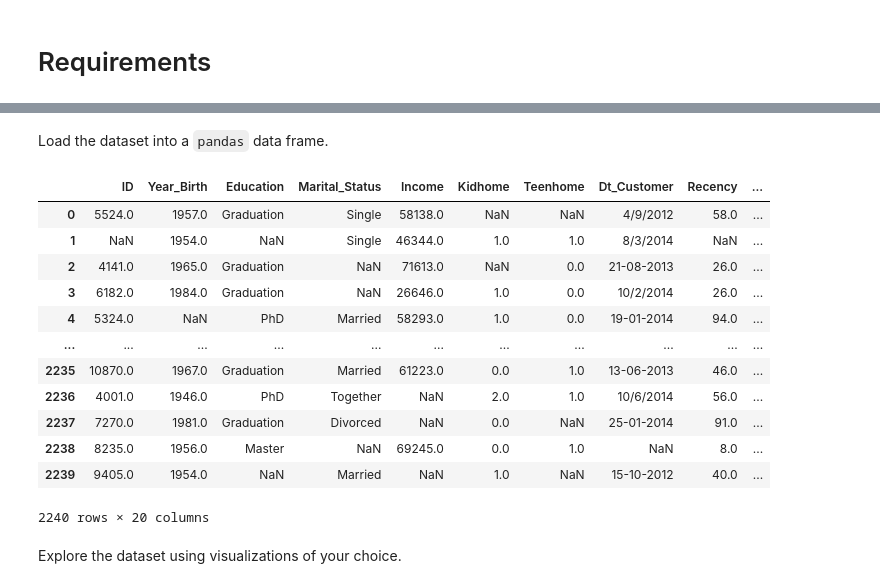
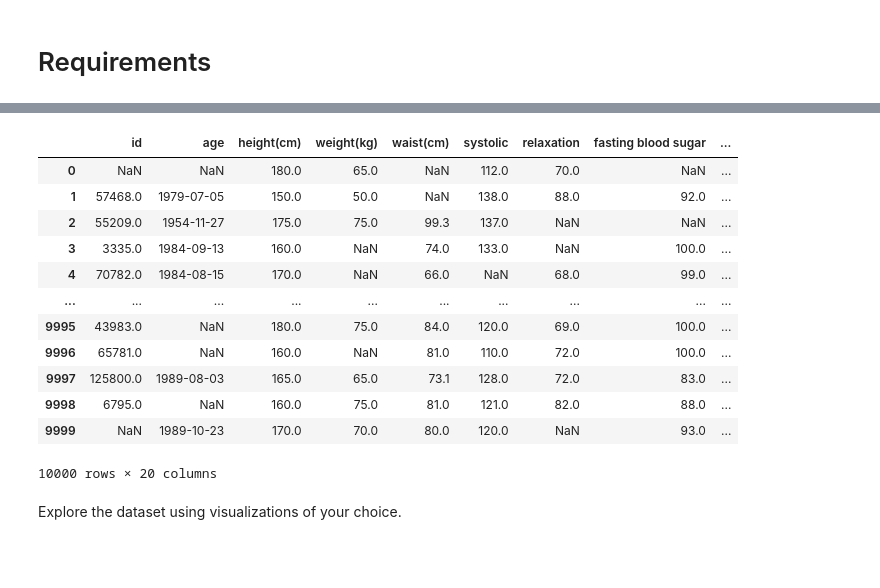
Before and after one commit to aleksandra926/VNP_2024_2025, a Jupyter notebook: Laboratory_exercise_2.ipynb, the cells around one changed output, grey strips where cells are left out. Saved outputs shown, nothing was run; the diff lists cells and outputs as text; code cells hidden in the pictures; blank space fills up the shorter version.

```diff
--- a/Laboratory_exercise_2.ipynb
+++ b/Laboratory_exercise_2.ipynb
@@ -61,25 +78,21 @@ Response: 1 if customer accepted the offer in the last campaign, 0 otherwise
 # %%
 # Write your code here. Add as many boxes as you need.
+df = pd.read_csv('smoking.csv')
+df
+# %% [output]
+|  | id | age | height(cm) | weight(kg) | waist(cm) | systolic | relaxation | fasting blood sugar | ... |
+| 0 | NaN | NaN | 180.0 | 65.0 | NaN | 112.0 | 70.0 | NaN | ... |
+| 1 | 57468.0 | 1979-07-05 | 150.0 | 50.0 | NaN | 138.0 | 88.0 | 92.0 | ... |
+| 2 | 55209.0 | 1954-11-27 | 175.0 | 75.0 | 99.3 | 137.0 | NaN | NaN | ... |
+| 3 | 3335.0 | 1984-09-13 | 160.0 | NaN | 74.0 | 133.0 | NaN | 100.0 | ... |
+| 4 | 70782.0 | 1984-08-15 | 170.0 | NaN | 66.0 | NaN | 68.0 | 99.0 | ... |
+| ... | ... | ... | ... | ... | ... | ... | ... | ... | ... |
+| 9995 | 43983.0 | NaN | 180.0 | 75.0 | 84.0 | 120.0 | 69.0 | 100.0 | ... |
+| 9996 | 65781.0 | NaN | 160.0 | NaN | 81.0 | 110.0 | 72.0 | 100.0 | ... |
+| 9997 | 125800.0 | 1989-08-03 | 165.0 | 65.0 | 73.1 | 128.0 | 72.0 | 83.0 | ... |
+| 9998 | 6795.0 | NaN | 160.0 | 75.0 | 81.0 | 121.0 | 82.0 | 88.0 | ... |
+| 9999 | NaN | 1989-10-23 | 170.0 | 70.0 | 80.0 | 120.0 | NaN | 93.0 | ... |
+10000 rows × 20 columns
-# %% [markdown]
-Load the dataset into a `pandas` data frame.
-# %%
-# Write your code here. Add as many boxes as you need.
-df = pd.read_csv('marketing_campaign.csv')
-df
-# %% [output]
-|  | ID | Year_Birth | Education | Marital_Status | Income | Kidhome | Teenhome | Dt_Customer | Recency | ... |
-| 0 | 5524.0 | 1957.0 | Graduation | Single | 58138.0 | NaN | NaN | 4/9/2012 | 58.0 | ... |
-| 1 | NaN | 1954.0 | NaN | Single | 46344.0 | 1.0 | 1.0 | 8/3/2014 | NaN | ... |
-| 2 | 4141.0 | 1965.0 | Graduation | NaN | 71613.0 | NaN | 0.0 | 21-08-2013 | 26.0 | ... |
-| 3 | 6182.0 | 1984.0 | Graduation | NaN | 26646.0 | 1.0 | 0.0 | 10/2/2014 | 26.0 | ... |
-| 4 | 5324.0 | NaN | PhD | Married | 58293.0 | 1.0 | 0.0 | 19-01-2014 | 94.0 | ... |
-| ... | ... | ... | ... | ... | ... | ... | ... | ... | ... | ... |
-| 2235 | 10870.0 | 1967.0 | Graduation | Married | 61223.0 | 0.0 | 1.0 | 13-06-2013 | 46.0 | ... |
-| 2236 | 4001.0 | 1946.0 | PhD | Together | NaN | 2.0 | 1.0 | 10/6/2014 | 56.0 | ... |
-| 2237 | 7270.0 | 1981.0 | Graduation | Divorced | NaN | 0.0 | NaN | 25-01-2014 | 91.0 | ... |
-| 2238 | 8235.0 | 1956.0 | Master | NaN | 69245.0 | 0.0 | 1.0 | NaN | 8.0 | ... |
-| 2239 | 9405.0 | 1954.0 | NaN | Married | NaN | 1.0 | NaN | 15-10-2012 | 40.0 | ... |
-2240 rows × 20 columns
 # %% [markdown]
 Explore the dataset using visualizations of your choice.
 # %%
```
Also changed, not shown: parts of 69 cells of this notebook.
